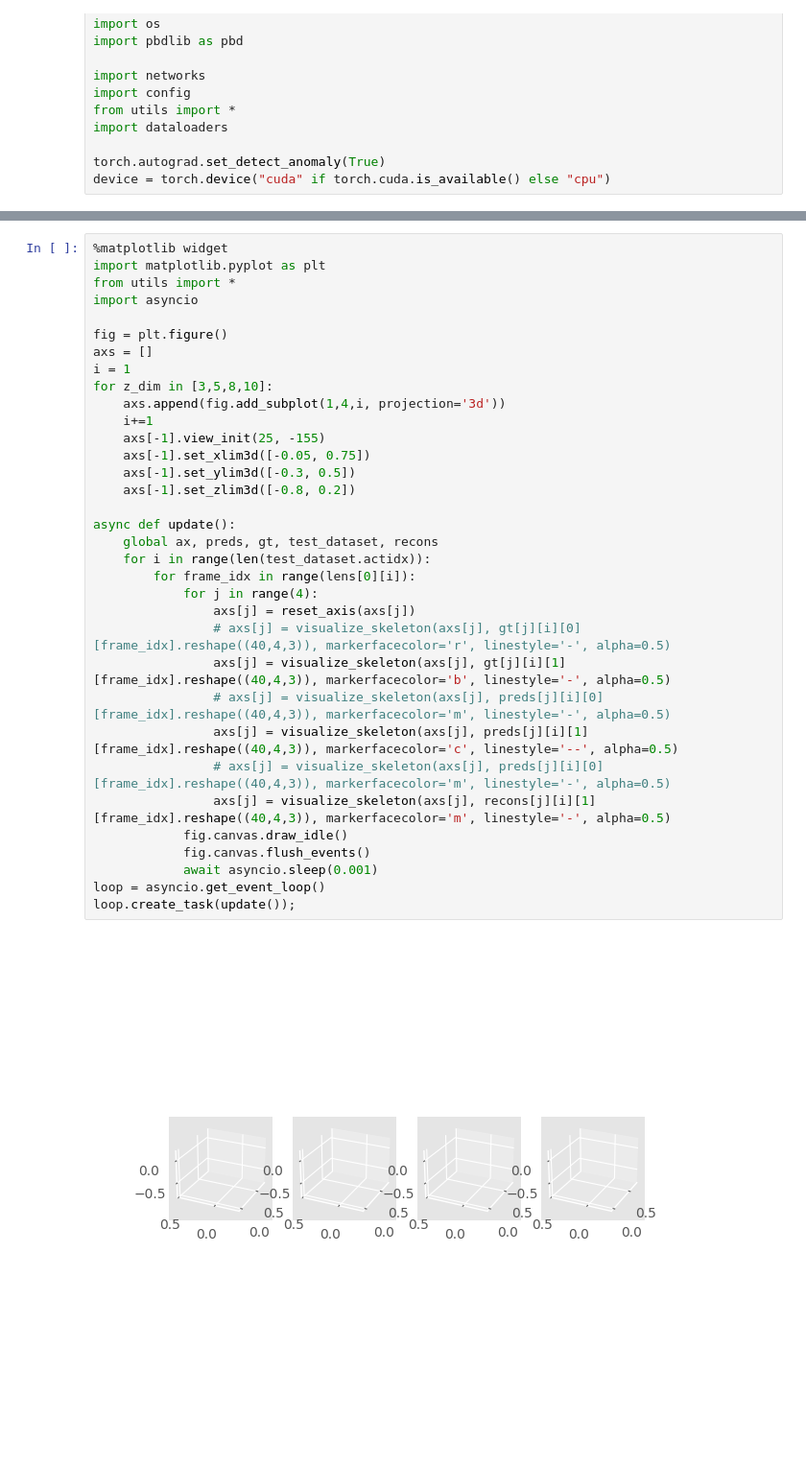
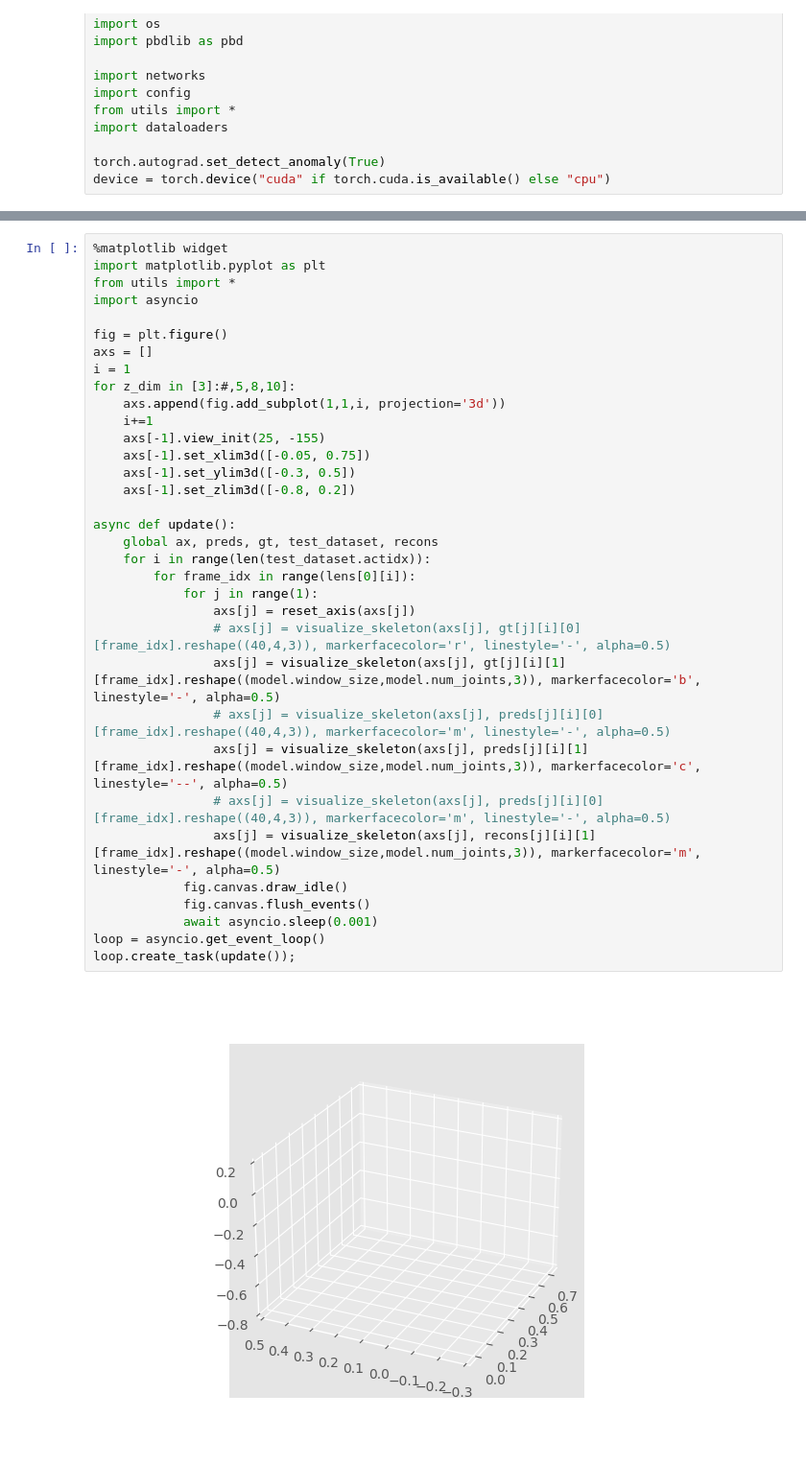
Before and after one commit to souljaboy764/mild-hri, a Jupyter notebook: test_hh.ipynb, the cells around one changed output, grey strips where cells are left out. Shown: that part at 96% size. Cells and saved outputs as stored; diff of their text form; blank space fills up the shorter version.

```diff
--- a/test_hh.ipynb
+++ b/test_hh.ipynb
@@ -86,36 +95,36 @@ for z_dim in [3,5,8,10]:
 # %%
 %matplotlib widget
 import matplotlib.pyplot as plt
 from utils import *
 import asyncio
 
 fig = plt.figure()
 axs = []
 i = 1
-for z_dim in [3,5,8,10]:
-    axs.append(fig.add_subplot(1,4,i, projection='3d'))
+for z_dim in [3]:#,5,8,10]:
+    axs.append(fig.add_subplot(1,1,i, projection='3d'))
     i+=1
     axs[-1].view_init(25, -155)
     axs[-1].set_xlim3d([-0.05, 0.75])
     axs[-1].set_ylim3d([-0.3, 0.5])
     axs[-1].set_zlim3d([-0.8, 0.2])
 
 async def update():
     global ax, preds, gt, test_dataset, recons
     for i in range(len(test_dataset.actidx)):
         for frame_idx in range(lens[0][i]):
-            for j in range(4):
+            for j in range(1):
                 axs[j] = reset_axis(axs[j])
                 # axs[j] = visualize_skeleton(axs[j], gt[j][i][0][frame_idx].reshape((40,4,3)), markerfacecolor='r', linestyle='-', alpha=0.5)
-                axs[j] = visualize_skeleton(axs[j], gt[j][i][1][frame_idx].reshape((40,4,3)), markerfacecolor='b', linestyle='-', alpha=0.5)
+                axs[j] = visualize_skeleton(axs[j], gt[j][i][1][frame_idx].reshape((model.window_size,model.num_joints,3)), markerfacecolor='b', linestyle='-', alpha=0.5)
                 # axs[j] = visualize_skeleton(axs[j], preds[j][i][0][frame_idx].reshape((40,4,3)), markerfacecolor='m', linestyle='-', alpha=0.5)
-                axs[j] = visualize_skeleton(axs[j], preds[j][i][1][frame_idx].reshape((40,4,3)), markerfacecolor='c', linestyle='--', alpha=0.5)
+                axs[j] = visualize_skeleton(axs[j], preds[j][i][1][frame_idx].reshape((model.window_size,model.num_joints,3)), markerfacecolor='c', linestyle='--', alpha=0.5)
                 # axs[j] = visualize_skeleton(axs[j], preds[j][i][0][frame_idx].reshape((40,4,3)), markerfacecolor='m', linestyle='-', alpha=0.5)
-                axs[j] = visualize_skeleton(axs[j], recons[j][i][1][frame_idx].reshape((40,4,3)), markerfacecolor='m', linestyle='-', alpha=0.5)
+                axs[j] = visualize_skeleton(axs[j], recons[j][i][1][frame_idx].reshape((model.window_size,model.num_joints,3)), markerfacecolor='m', linestyle='-', alpha=0.5)
             fig.canvas.draw_idle()
             fig.canvas.flush_events()
             await asyncio.sleep(0.001)
 loop = asyncio.get_event_loop()
 loop.create_task(update());
 # %% [output]
-[figure, old version]
+[figure, new version]
```
Also changed, not shown: parts of 4 cells of this notebook, 22 other files.
